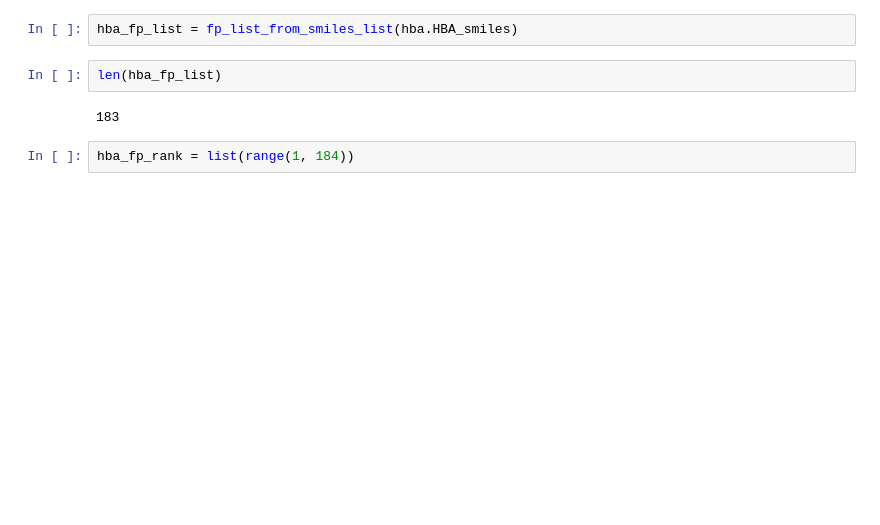
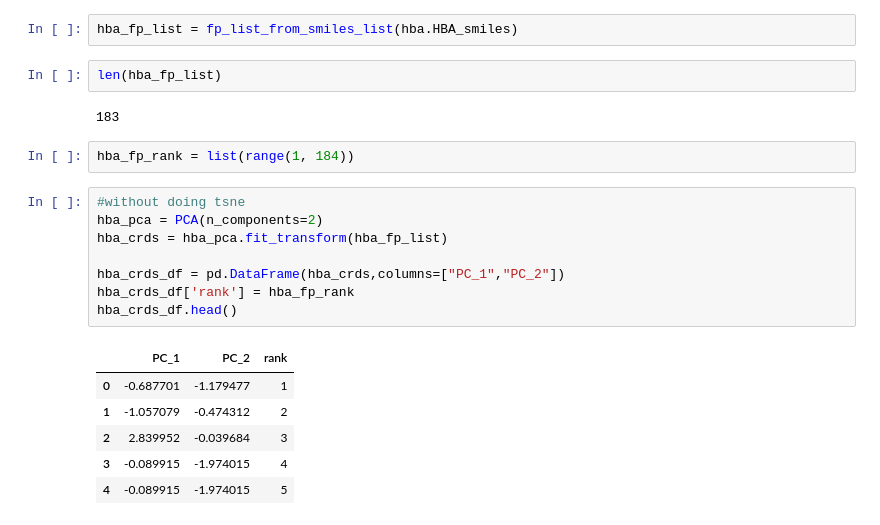
Before and after one commit to jrodguez/des-basis-set, a Jupyter notebook: scripts/rdkit/visualizing_design_space.ipynb, the cells around one changed output. Drawn from its saved outputs; the diff is of its cells as text; blank space fills up the shorter version.

```diff
--- a/scripts/rdkit/visualizing_design_space.ipynb
+++ b/scripts/rdkit/visualizing_design_space.ipynb
@@ -265,3 +265,18 @@ len(hba_fp_list)
 183
 # %%
 hba_fp_rank = list(range(1, 184))
+# %%
+#without doing tsne
+hba_pca = PCA(n_components=2)
+hba_crds = hba_pca.fit_transform(hba_fp_list)
+
+hba_crds_df = pd.DataFrame(hba_crds,columns=["PC_1","PC_2"])
+hba_crds_df['rank'] = hba_fp_rank
+hba_crds_df.head()
+# %% [output]
+|  | PC_1 | PC_2 | rank |
+| 0 | -0.687701 | -1.179477 | 1 |
+| 1 | -1.057079 | -0.474312 | 2 |
+| 2 | 2.839952 | -0.039684 | 3 |
+| 3 | -0.089915 | -1.974015 | 4 |
+| 4 | -0.089915 | -1.974015 | 5 |
```
Also changed, not shown: parts of 13 cells of this notebook, 6 other files.
